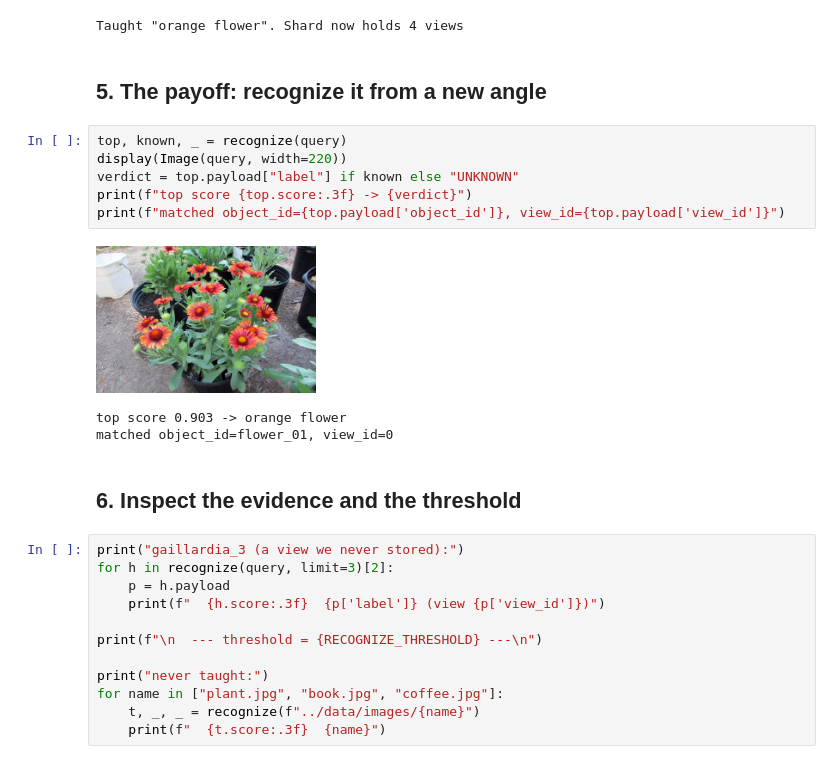
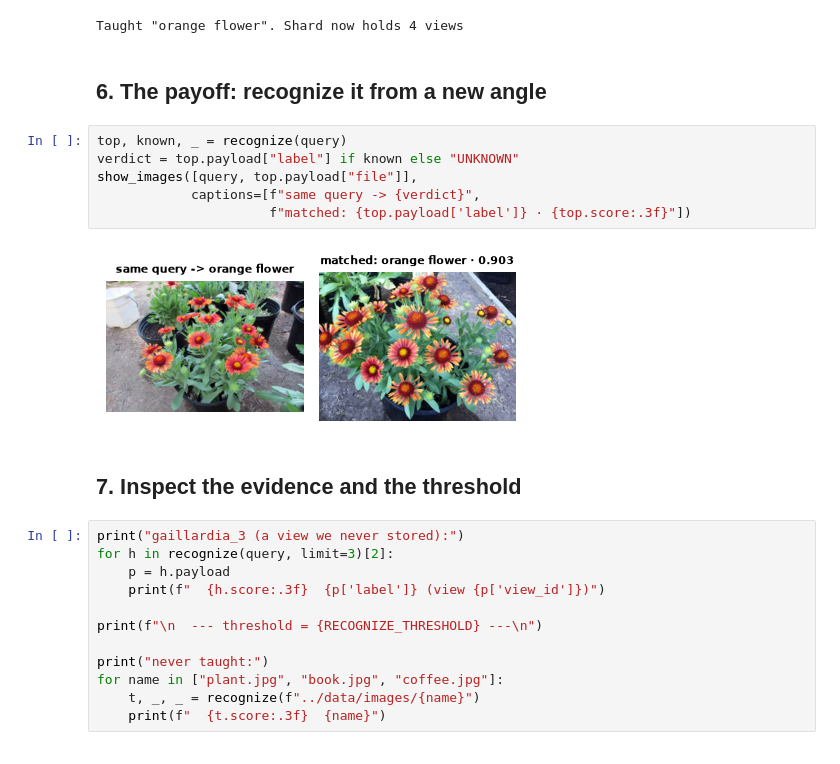
Before and after one commit to Dylancouzon/on-device-memory-course, a Jupyter notebook: L6/L6.ipynb, the cells around one changed output. Cells and saved outputs as stored; diff of their text form.

```diff
--- a/L6/L6.ipynb
+++ b/L6/L6.ipynb
@@ -90,19 +101,17 @@ print(f'Taught "{my_label}". Shard now holds', shard.info().points_count, "views
 # %% [output]
 Taught "orange flower". Shard now holds 4 views
 # %% [markdown]
-## 5. The payoff: recognize it from a new angle
+## 6. The payoff: recognize it from a new angle
 # %%
 top, known, _ = recognize(query)
-display(Image(query, width=220))
 verdict = top.payload["label"] if known else "UNKNOWN"
-print(f"top score {top.score:.3f} -> {verdict}")
-print(f"matched object_id={top.payload['object_id']}, view_id={top.payload['view_id']}")
+show_images([query, top.payload["file"]],
+            captions=[f"same query -> {verdict}",
+                      f"matched: {top.payload['label']} · {top.score:.3f}"])
 # %% [output]
-[figure, old version]
+[figure, new version]
-top score 0.903 -> orange flower
-matched object_id=flower_01, view_id=0
 # %% [markdown]
-## 6. Inspect the evidence and the threshold
+## 7. Inspect the evidence and the threshold
 # %%
 print("gaillardia_3 (a view we never stored):")
 for h in recognize(query, limit=3)[2]:
```
Also changed, not shown: parts of 19 cells of this notebook, 31 other files.
